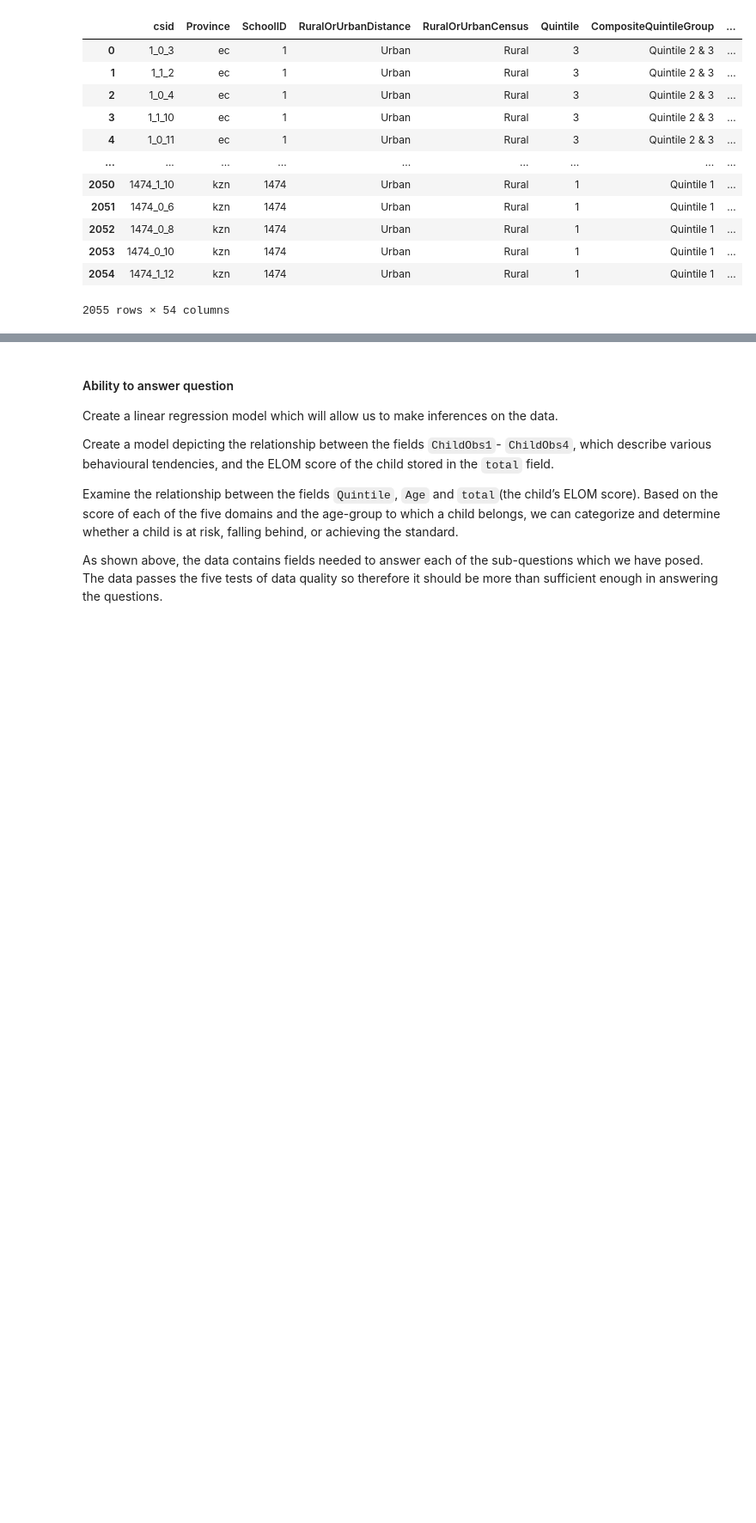
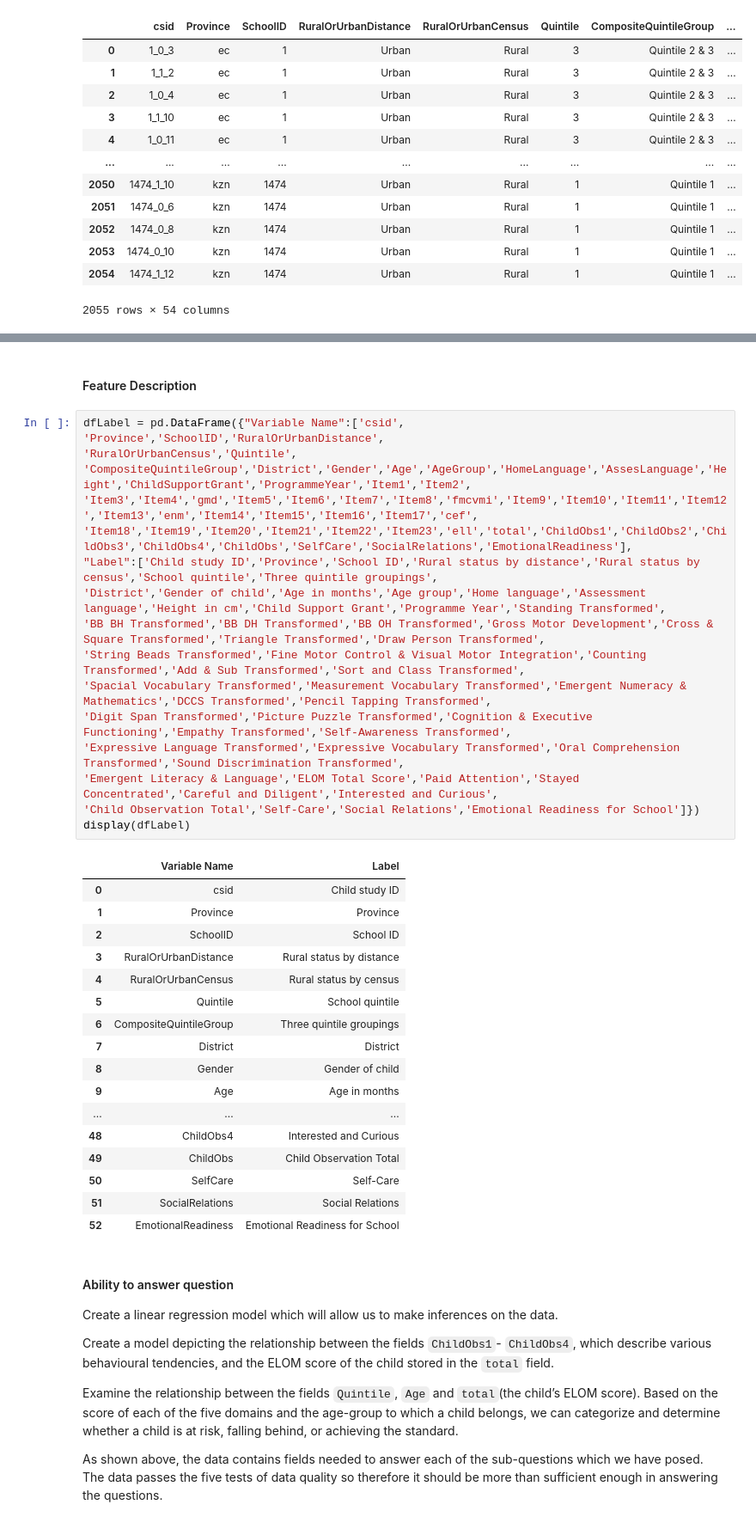
Before and after one commit to bongo1007/DAE, a Jupyter notebook: Project.ipynb, the cells around one changed output, grey strips where cells are left out. Shown at 86% size. Saved outputs shown, nothing was run; the diff lists cells and outputs as text; blank space fills up the shorter version.

```diff
--- a/Project.ipynb
+++ b/Project.ipynb
@@ -160,3 +150,40 @@ display(dfClean.describe())
+# %% [markdown]
+#### Feature Description
+# %%
+dfLabel = pd.DataFrame({"Variable Name":['csid',
+'Province','SchoolID','RuralOrUrbanDistance',
+'RuralOrUrbanCensus','Quintile',
+'CompositeQuintileGroup','District','Gender','Age','AgeGroup','HomeLanguage','AssesLanguage','Height','ChildSupportGrant','ProgrammeYear','Item1','Item2',
+'Item3','Item4','gmd','Item5','Item6','Item7','Item8','fmcvmi','Item9','Item10','Item11','Item12','Item13','enm','Item14','Item15','Item16','Item17','cef',
+'Item18','Item19','Item20','Item21','Item22','Item23','ell','total','ChildObs1','ChildObs2','ChildObs3','ChildObs4','ChildObs','SelfCare','SocialRelations','EmotionalReadiness'],
+"Label":['Child study ID','Province','School ID','Rural status by distance','Rural status by census','School quintile','Three quintile groupings',
+'District','Gender of child','Age in months','Age group','Home language','Assessment language','Height in cm','Child Support Grant','Programme Year','Standing Transformed',
+'BB BH Transformed','BB DH Transformed','BB OH Transformed','Gross Motor Development','Cross & Square Transformed','Triangle Transformed','Draw Person Transformed',
+'String Beads Transformed','Fine Motor Control & Visual Motor Integration','Counting Transformed','Add & Sub Transformed','Sort and Class Transformed',
+'Spacial Vocabulary Transformed','Measurement Vocabulary Transformed','Emergent Numeracy & Mathematics','DCCS Transformed','Pencil Tapping Transformed',
+'Digit Span Transformed','Picture Puzzle Transformed','Cognition & Executive Functioning','Empathy Transformed','Self-Awareness Transformed',
+'Expressive Language Transformed','Expressive Vocabulary Transformed','Oral Comprehension Transformed','Sound Discrimination Transformed',
+'Emergent Literacy & Language','ELOM Total Score','Paid Attention','Stayed Concentrated','Careful and Diligent','Interested and Curious',
+'Child Observation Total','Self-Care','Social Relations','Emotional Readiness for School']})
+display(dfLabel)
+# %% [output]
+|  | Variable Name | Label |
+| 0 | csid | Child study ID |
+| 1 | Province | Province |
+| 2 | SchoolID | School ID |
+| 3 | RuralOrUrbanDistance | Rural status by distance |
+| 4 | RuralOrUrbanCensus | Rural status by census |
+| 5 | Quintile | School quintile |
+| 6 | CompositeQuintileGroup | Three quintile groupings |
+| 7 | District | District |
+| 8 | Gender | Gender of child |
+| 9 | Age | Age in months |
+| ... | ... | ... |
+| 48 | ChildObs4 | Interested and Curious |
+| 49 | ChildObs | Child Observation Total |
+| 50 | SelfCare | Self-Care |
+| 51 | SocialRelations | Social Relations |
+| 52 | EmotionalReadiness | Emotional Readiness for School |
 # %% [markdown]
 #### Ability to answer question
 Create a linear regression model which will allow us to make inferences on the data.
```
Also changed, not shown: parts of 32 cells of this notebook.
